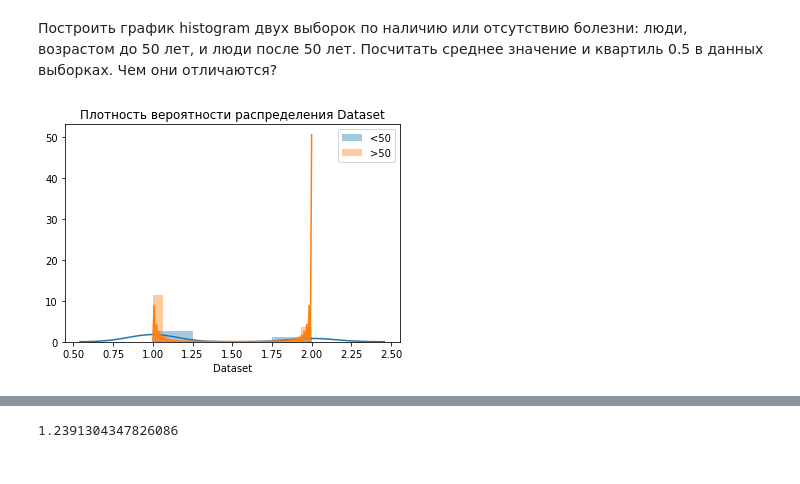
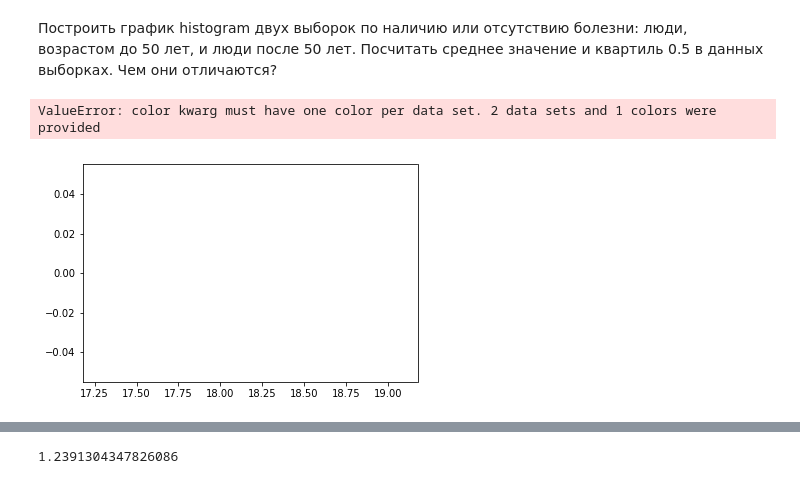
Before and after one commit to Alexander-ASU/sql, a Jupyter notebook: Python 3/dz_3.ipynb, the cells around one changed output, grey strips where cells are left out. Drawn from its saved outputs; the diff is of its cells as text; code cells hidden in the pictures.

```diff
--- a/Python 3/dz_3.ipynb
+++ b/Python 3/dz_3.ipynb
@@ -219,12 +238,18 @@ Name: Dataset, dtype: float64
 # %% [markdown]
 Построить график histogram двух выборок по наличию или отсутствию болезни: люди, возрастом до 50 лет, и люди после 50 лет. Посчитать среднее значение и квартиль 0.5 в данных выборках. Чем они отличаются?
 # %%
-sik = data[data['Age']<50]['Dataset']
-sik_plus = data[data['Age']>=50]['Dataset']
-sns.distplot(sik)
-sns.distplot(sik_plus)
-plt.title('Плотность вероятности распределения Dataset')
-plt.legend(['<50', '>50'])
+rez = data[['Age','Dataset']]
+sik_min = rez[(rez['Age'] < 50) & (rez['Dataset'] == 1)]
+sik_max = rez[(rez['Age'] > 50) & (rez['Dataset'] == 1)]
+sns.distplot(sik_min)
+sns.distplot(sik_max)
+plt.title('Плотность вероятности распределения rez')
 plt.show()
+#sik_plus = data[data['Age']>=50]['Dataset'=]
+#sns.distplot(sik_max)
+#plt.title('Плотность вероятности распределения Dataset')
+#plt.legend(['<50', '>50'])
+#plt.show()
 # %% [output]
+ValueError: color kwarg must have one color per data set. 2 data sets and 1 colors were provided
-[figure, old version]
+[figure, new version]
```
Also changed, not shown: parts of 7 cells of this notebook.
